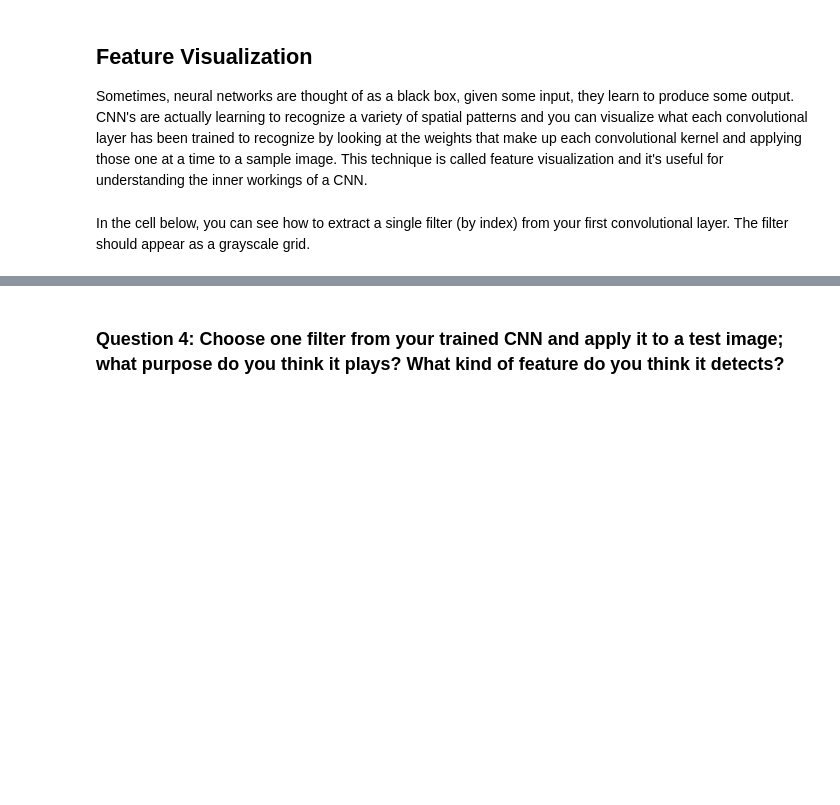
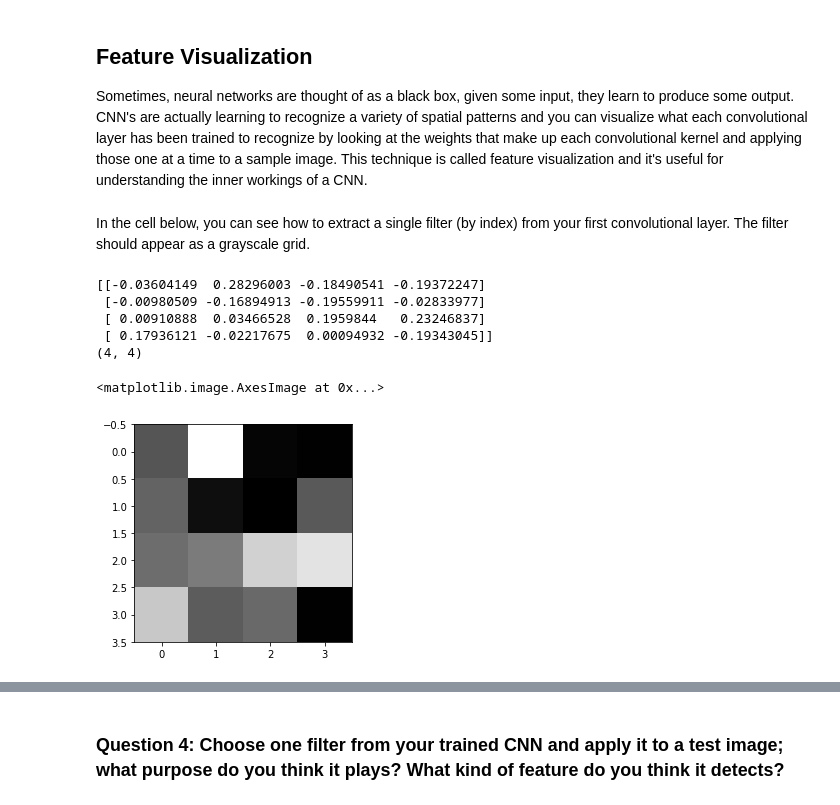
Before and after one commit to lejimmy/CVND-Computer-Vision-Nanodegree, a Jupyter notebook: Project_1_Facial_Keypoint_Detection/2. Define the Network Architecture.ipynb, the cells around one changed output, grey strips where cells are left out. Drawn from its saved outputs; the diff is of its cells as text; code cells hidden in the pictures; blank space fills up the shorter version.

```diff
--- a/Project_1_Facial_Keypoint_Detection/2. Define the Network Architecture.ipynb
+++ b/Project_1_Facial_Keypoint_Detection/2. Define the Network Architecture.ipynb
@@ -416,17 +511,28 @@ In the cell below, you can see how to extract a single filter (by index) from yo
 # %%
 # Get the weights in the first conv layer, "conv1"
 # if necessary, change this to reflect the name of your first conv layer
 weights1 = net.conv1.weight.data
 
-w = weights1.numpy()
+if use_cuda == True:
+  w = weights1.cpu().numpy()
+else:
+  w = weights1.numpy()
 
 filter_index = 0
 
 print(w[filter_index][0])
 print(w[filter_index][0].shape)
 
 # display the filter weights
 plt.imshow(w[filter_index][0], cmap='gray')
+# %% [output]
+[[-0.03604149  0.28296003 -0.18490541 -0.19372247]
+ [-0.00980509 -0.16894913 -0.19559911 -0.02833977]
+ [ 0.00910888  0.03466528  0.1959844   0.23246837]
+ [ 0.17936121 -0.02217675  0.00094932 -0.19343045]]
+(4, 4)
+<matplotlib.image.AxesImage at 0x...>
+[figure, added]
 # %% [markdown]
 ## Feature maps
 
```
Also changed, not shown: parts of 14 cells of this notebook, 4 other files.
